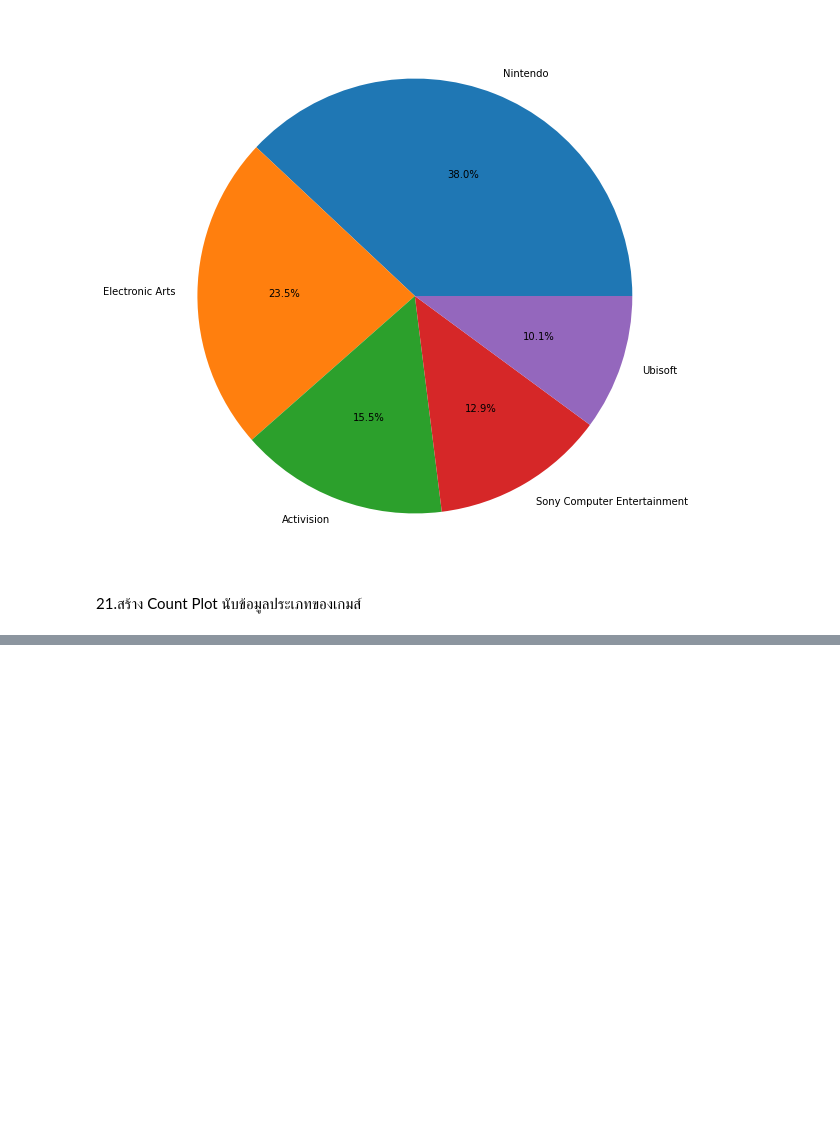
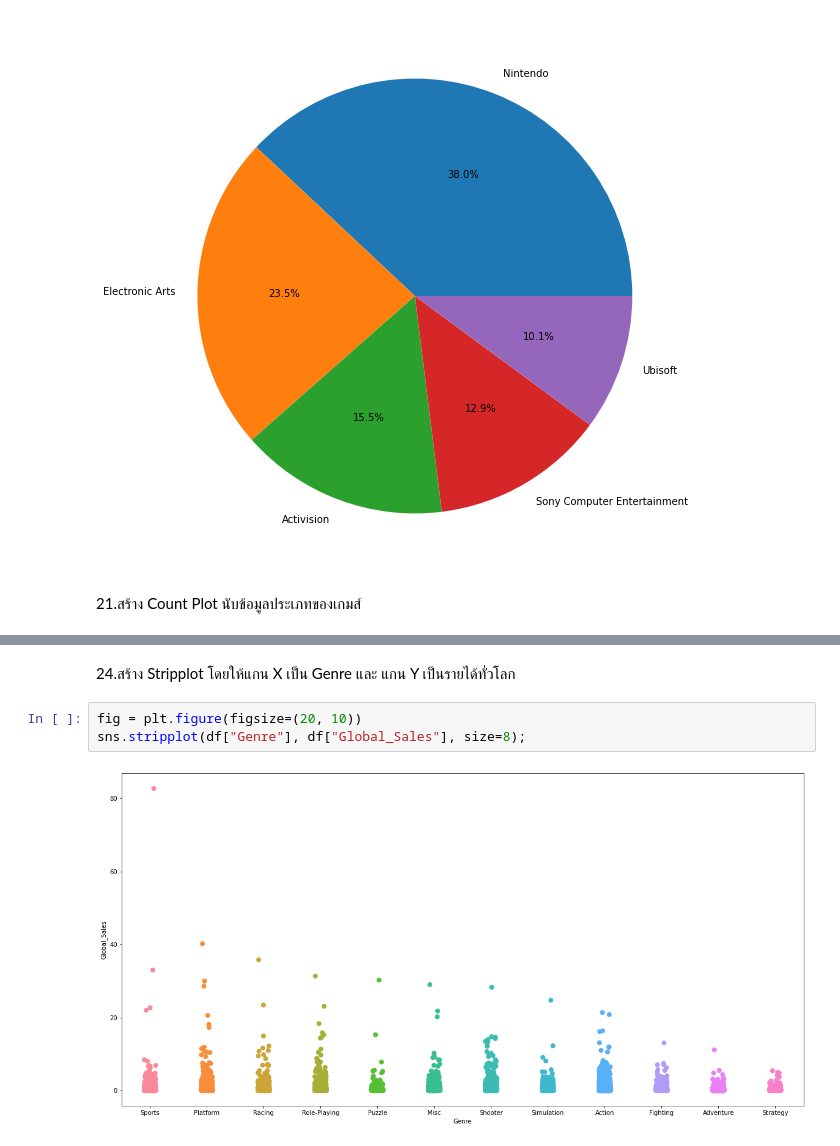
Before and after one commit to 0xKoios/DataCamp-2-for-Data-Scientist, a Jupyter notebook: 8. Project I Capstone/Project I Capstone.ipynb, the cells around one changed output, grey strips where cells are left out. Cells and saved outputs as stored; diff of their text form; blank space fills up the shorter version.

```diff
--- a/8. Project I Capstone/Project I Capstone.ipynb
+++ b/8. Project I Capstone/Project I Capstone.ipynb
@@ -424,0 +498,7 @@ plt.pie(df_sales[:5].values, autopct='%1.1f%%',labels=df_sales[:5].index);
+# %% [markdown]
+24.สร้าง Stripplot โดยให้แกน X เป็น Genre และ แกน Y เป็นรายได้ทั่วโลก
+# %%
+fig = plt.figure(figsize=(20, 10))
+sns.stripplot(df["Genre"], df["Global_Sales"], size=8);
+# %% [output]
+[figure, added]
```
Also changed, not shown: parts of 61 cells of this notebook, 2 other files.
